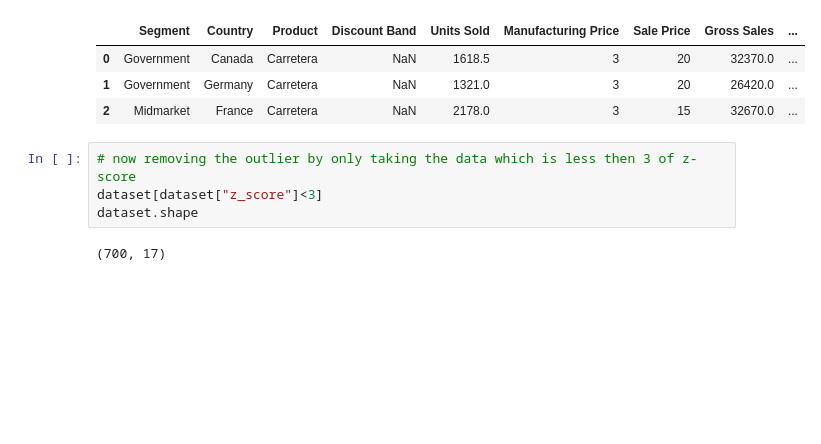
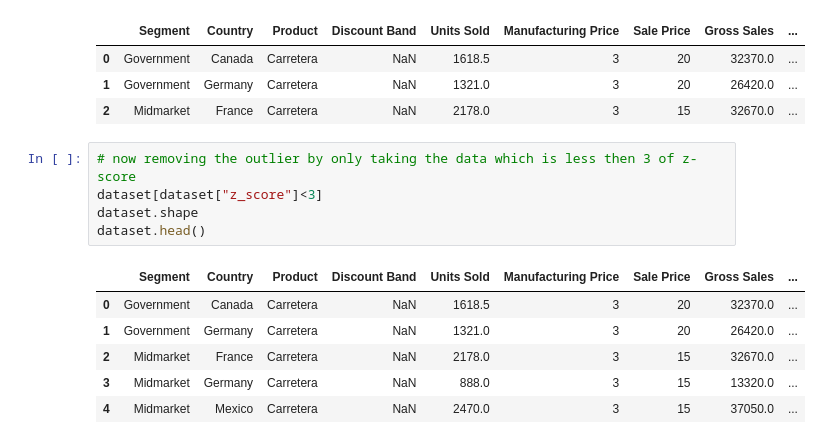
Before and after one commit to JeetendraNegi/Machine-Learning, a Jupyter notebook: 01 Data Cleaning/10_outlire_finding_Z-score.ipynb, the cells around one changed output. Saved outputs shown, nothing was run; the diff lists cells and outputs as text; blank space fills up the shorter version.

```diff
--- a/01 Data Cleaning/10_outlire_finding_Z-score.ipynb
+++ b/01 Data Cleaning/10_outlire_finding_Z-score.ipynb
@@ -164,6 +164,12 @@ dataset.head(3)
 # %%
 # now removing the outlier by only taking the data which is less then 3 of z-score
 dataset[dataset["z_score"]<3]
 dataset.shape
+dataset.head()
 # %% [output]
-(700, 17)
+|  | Segment | Country | Product | Discount Band | Units Sold | Manufacturing Price | Sale Price | Gross Sales | ... |
+| 0 | Government | Canada | Carretera | NaN | 1618.5 | 3 | 20 | 32370.0 | ... |
+| 1 | Government | Germany | Carretera | NaN | 1321.0 | 3 | 20 | 26420.0 | ... |
+| 2 | Midmarket | France | Carretera | NaN | 2178.0 | 3 | 15 | 32670.0 | ... |
+| 3 | Midmarket | Germany | Carretera | NaN | 888.0 | 3 | 15 | 13320.0 | ... |
+| 4 | Midmarket | Mexico | Carretera | NaN | 2470.0 | 3 | 15 | 37050.0 | ... |
```
Also changed, not shown: parts of 2 cells of this notebook.
